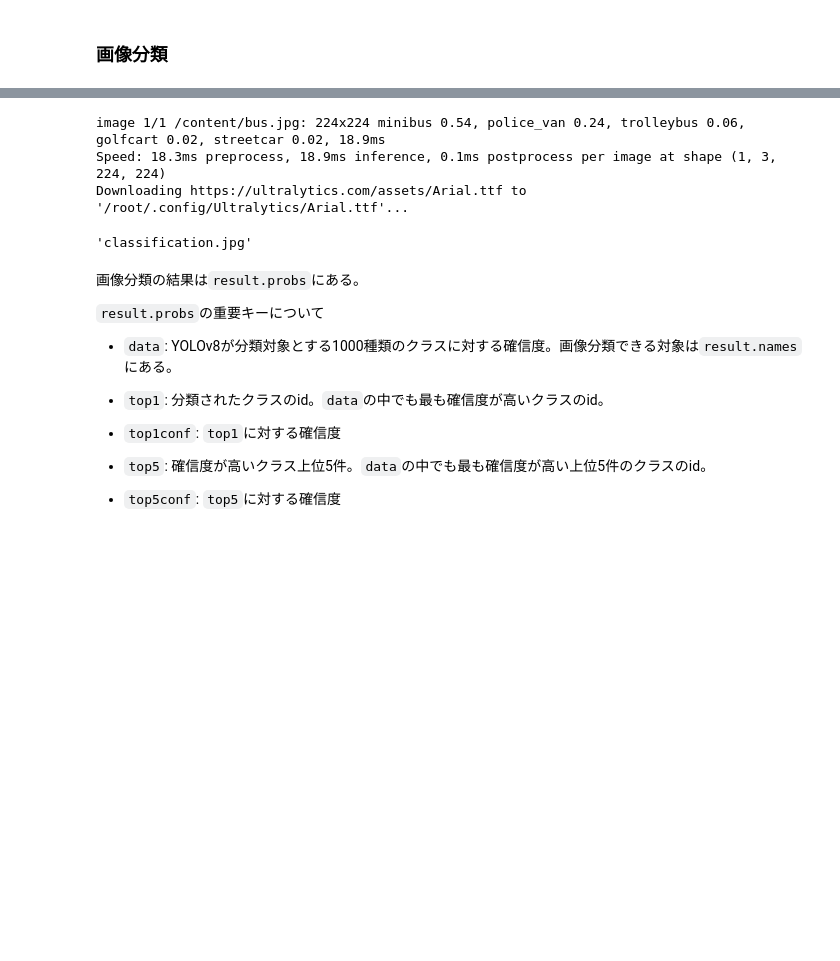
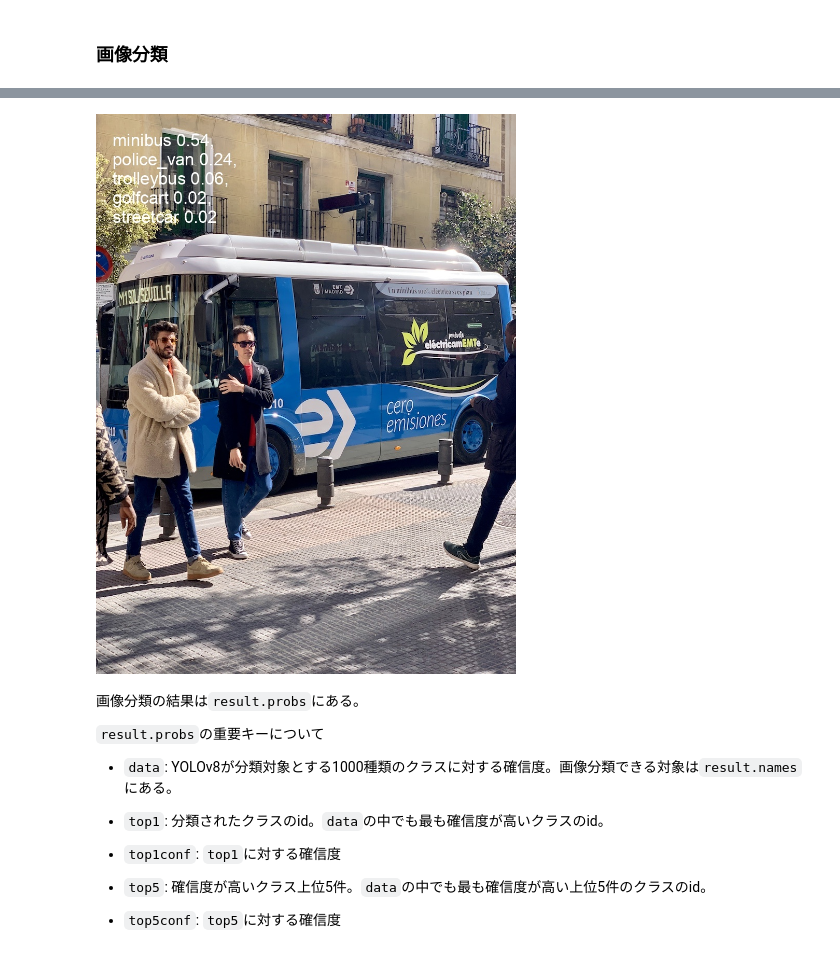
Before and after one commit to Sato-Daichi/MyML, a Jupyter notebook: cv/yolov8.ipynb, the cells around one changed output, grey strips where cells are left out. Drawn from its saved outputs; the diff is of its cells as text; code cells hidden in the pictures; blank space fills up the shorter version.

```diff
--- a/cv/yolov8.ipynb
+++ b/cv/yolov8.ipynb
@@ -156,4 +159,6 @@ results = model("bus.jpg")
 
 result = results[0]
 result.save("classification.jpg") # 結果画像の保存
+
+Image("classification.jpg")
 # %% [output]
@@ -161,7 +167,4 @@ Downloading https://github.com/ultralytics/assets/releases/download/v8.2.0/yolov
-image 1/1 /content/bus.jpg: 224x224 minibus 0.54, police_van 0.24, trolleybus 0.06, golfcart 0.02, streetcar 0.02, 18.9ms
-Speed: 18.3ms preprocess, 18.9ms inference, 0.1ms postprocess per image at shape (1, 3, 224, 224)
-Downloading https://ultralytics.com/assets/Arial.ttf to '/root/.config/Ultralytics/Arial.ttf'...
-'classification.jpg'
+[figure, added]
 # %% [markdown]
 画像分類の結果は`result.probs`にある。
 
```
Also changed, not shown: parts of 5 cells of this notebook.
